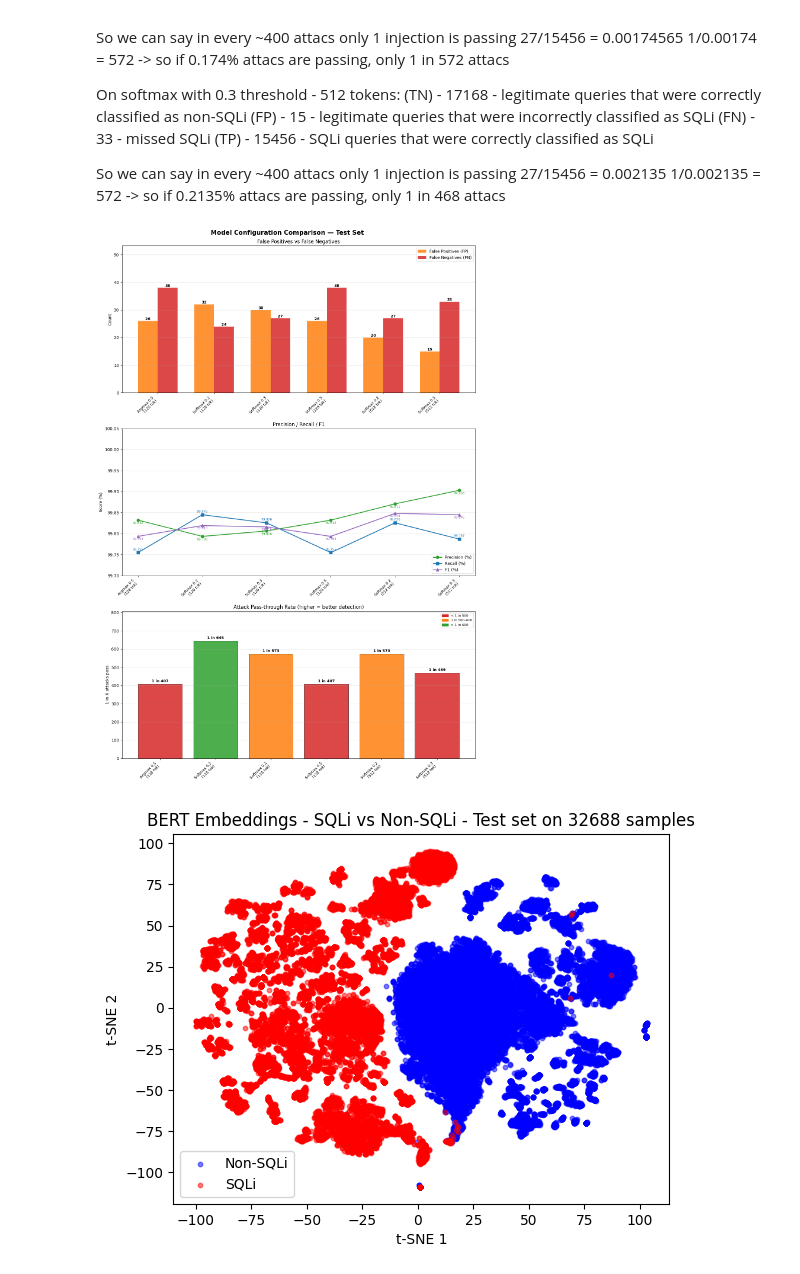
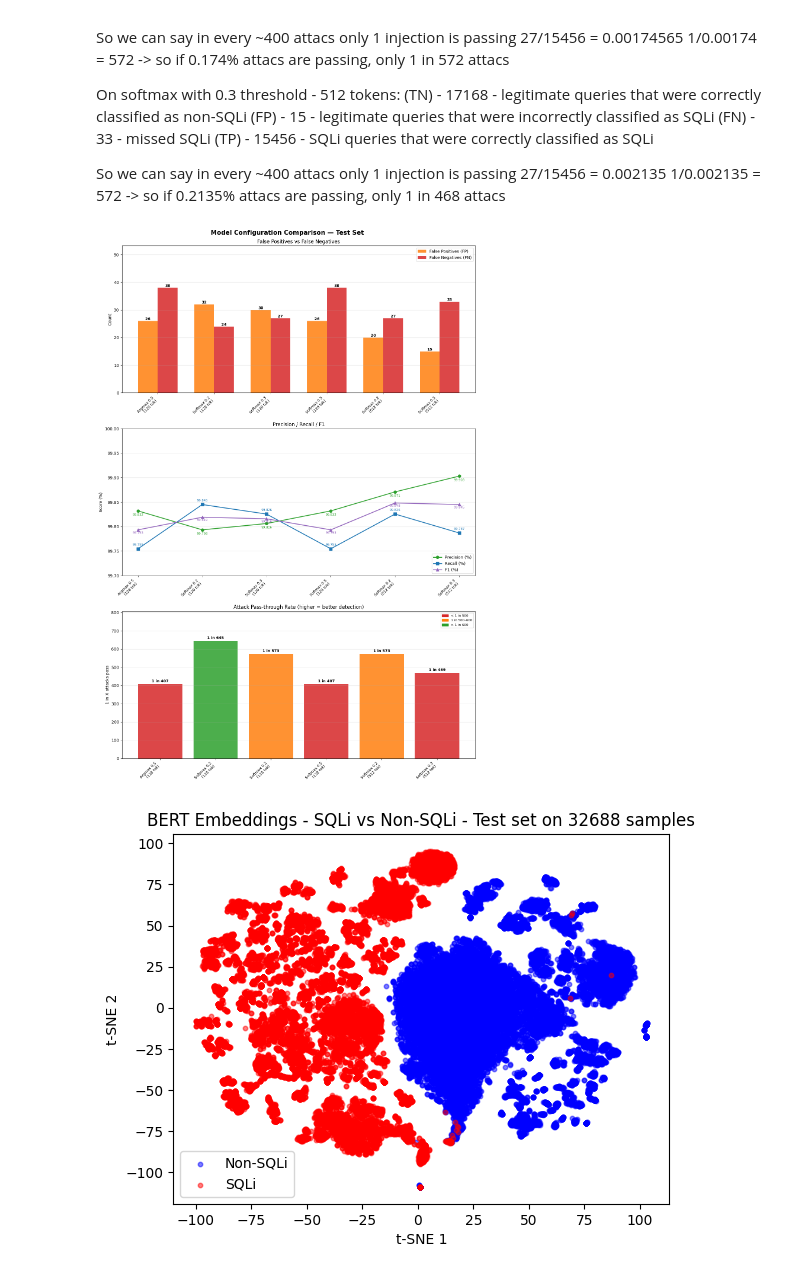
Before and after one commit to viserionnina/bert-sqli-detection, a Jupyter notebook: notebooks/training.ipynb, the cells around one changed output. Saved outputs shown, nothing was run; the diff lists cells and outputs as text; code cells hidden in the pictures.

```diff
--- a/notebooks/training.ipynb
+++ b/notebooks/training.ipynb
@@ -725,45 +725,45 @@ ax[0].legend();
 ax[0].set_ylim(0, max(max(fps), max(fns)) * 1.4)
 ax[0].grid(axis='y', alpha=0.3)
 
-# --- Plot 2: Precision, Recall, F1 ---
+#Plot 2: Precision, Recall, F1
 ax[1].plot(x, precs, 'o-', color='#2ca02c', label='Precision (%)', lw=2, ms=7)
 ax[1].plot(x, recs,  's-', color='#1f77b4', label='Recall (%)',    lw=2, ms=7)
 ax[1].plot(x, f1s,   '^-', color='#9467bd', label='F1 (%)',        lw=2, ms=7)
 for i, (p, r, f) in enumerate(zip(precs, recs, f1s)):
     ax[1].text(i, p - 0.011, f'{p:.3f}', ha='center', va='bottom', fontsize=7.5, color='#2ca02c')
     ax[1].text(i, r + 0.011, f'{r:.3f}', ha='center', va='top',    fontsize=7.5, color='#1f77b4')
     ax[1].text(i, f - 0.003, f'{f:.3f}', ha='center', va='top',    fontsize=7.5, color='#9467bd')
 ax[1].set_xticks(x);
 ax[1].set_xticklabels(labels, fontsize=9, rotation=45, ha='right',)
 ax[1].set_ylabel("Score (%)")
 ax[1].set_title("Precision / Recall / F1")
 ax[1].legend(loc='lower right')
-ax[1].set_ylim(99.7, 100.05)
+ax[1].set_ylim(99.7, 100.00)
 ax[1].grid(axis='y', alpha=0.3)
 
-# --- Plot 3: 1 in X attacks passing ---
+#Plot 3: 1 in X attacks passing
 colors = ['#d62728' if v < 500 else '#ff7f0e' if v < 600 else '#2ca02c' for v in one_in_x]
-bars = ax[2].bar(x, one_in_x, color=colors, alpha=0.85, edgecolor='black', lw=0.5)
+bars = ax[2].bar(x, one_in_x, color=colors, alpha=0.85, lw=0.5)
 for bar, val in zip(bars, one_in_x):
     ax[2].text(bar.get_x() + bar.get_width()/2, bar.get_height() + 5, f'1 in {int(val)}', ha='center', va='bottom', fontsize=9, fontweight='bold')
 ax[2].set_xticks(x)
 ax[2].set_xticklabels(labels, rotation=45, ha='right', fontsize=9)
 ax[2].set_ylabel("1 in X attacks pass")
 ax[2].set_title("Attack Pass-through Rate (higher = better detection)")
 ax[2].set_ylim(0, max(one_in_x) * 1.25)
 ax[2].grid(axis='y', alpha=0.3)
 legend_patches = [
-    mpatches.Patch(color='#d62728', label='< 1 in 500'),
+    mpatches.Patch(color="#d62728", label='< 1 in 500'),
     mpatches.Patch(color='#ff7f0e', label='1 in 500–600'),
     mpatches.Patch(color='#2ca02c', label='> 1 in 600'),
 ]
 ax[2].legend(handles=legend_patches, fontsize=8)
 
 plt.tight_layout()
 plt.savefig('../results/model_comparison_test_set.png', dpi=300, bbox_inches='tight')
 plt.show()
 # %% [output]
-[figure, old version]
+[figure, new version]
 # %%
 #t-SNE visualization of BERT embeddings for the test set
 import matplotlib.pyplot as plt
```
Also changed, not shown: parts of 3 cells of this notebook, 4 other files.
